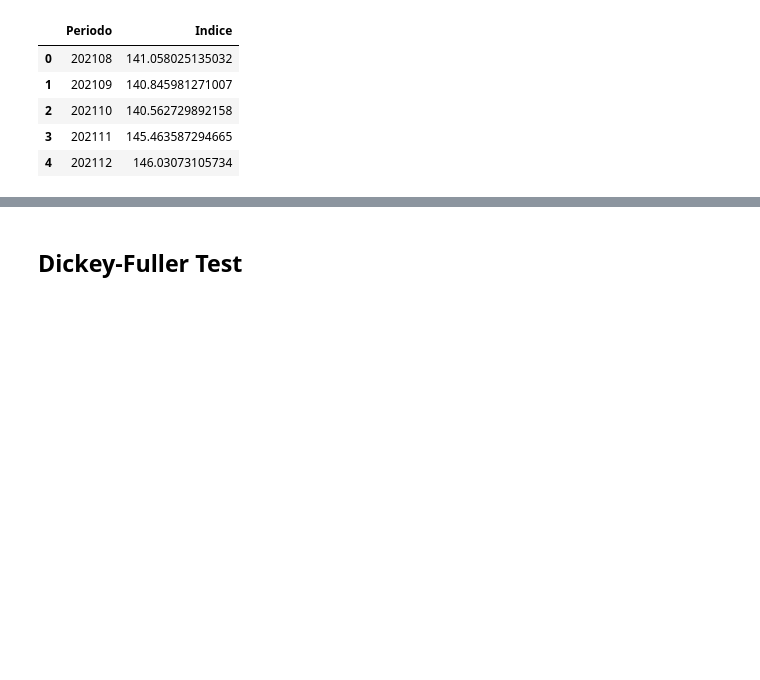
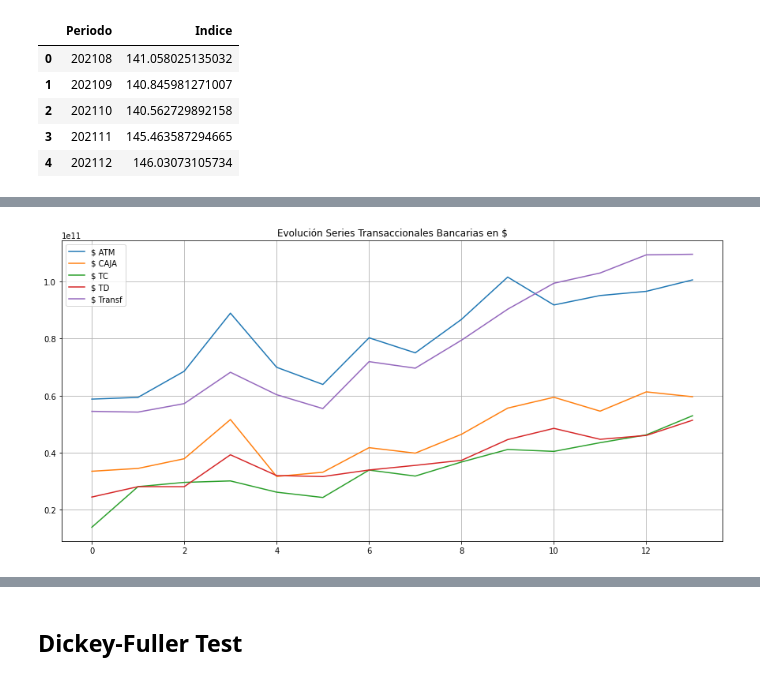
Before and after one commit to nickymind/DOE-Econometria, a Jupyter notebook: Nowcasting_PIB.ipynb, the cells around one changed output, grey strips where cells are left out. Cells and saved outputs as stored; diff of their text form; code cells hidden in the pictures; blank space fills up the shorter version.

```diff
--- a/Nowcasting_PIB.ipynb
+++ b/Nowcasting_PIB.ipynb
@@ -238,3 +103,16 @@ trx_emae = pd.merge(trx_agrupmes, emae, on='Periodo', how='left')
+# %%
+plt.figure(figsize=(15, 7))
+plt.plot(trx_agrupmes.S_ATM, label='$ ATM')
+plt.plot(trx_agrupmes.S_CAJA, label='$ CAJA')
+plt.plot(trx_agrupmes.S_TC, label='$ TC')
+plt.plot(trx_agrupmes.S_TD, label='$ TD')
+plt.plot(trx_agrupmes.S_Transf, label='$ Transf')
+plt.title('Evolución Series Transaccionales Bancarias en $')
+plt.grid(True)
+plt.legend()
+plt.show()
+# %% [output]
+[figure, added]
 # %%
 plt.figure(figsize=(15, 7))
 plt.plot(emae.Indice)
```
Also changed, not shown: parts of 31 cells of this notebook.
